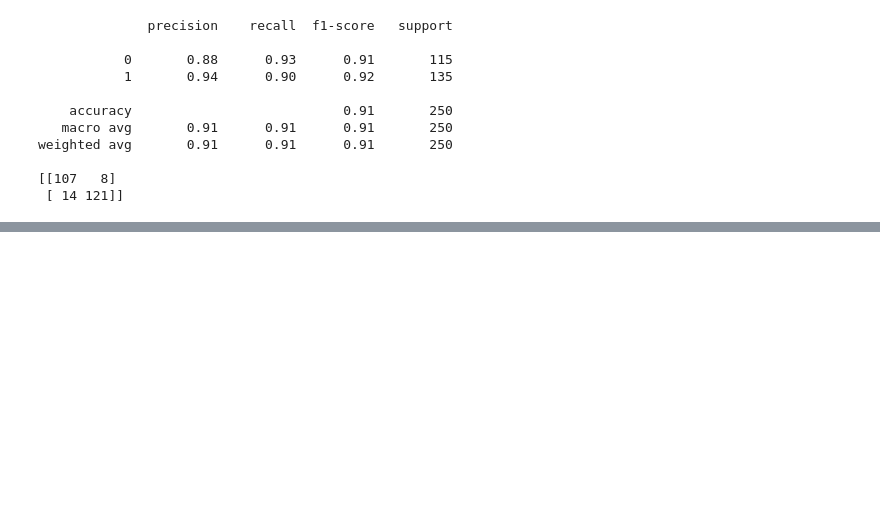
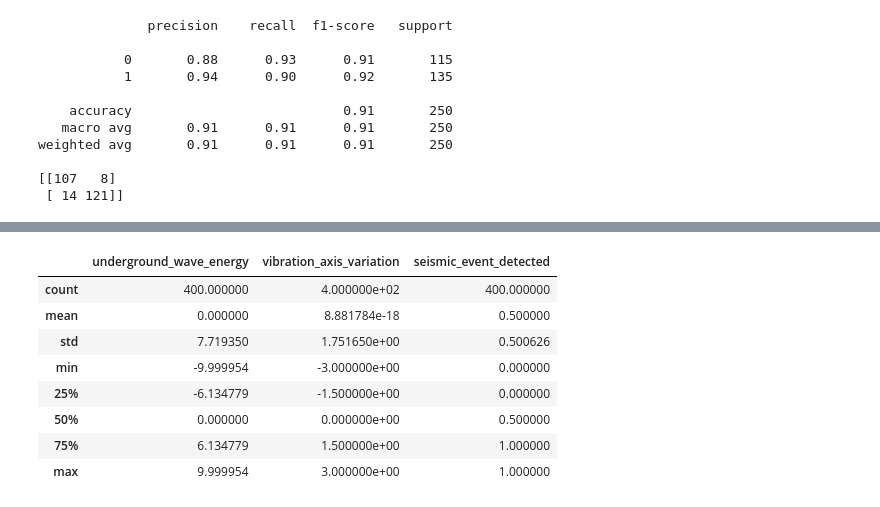
Before and after one commit to emreokanbaskaya1/machine-learning-practice, a Jupyter notebook: 9-SVMClassifier.ipynb, the cells around one changed output, grey strips where cells are left out. Saved outputs shown, nothing was run; the diff lists cells and outputs as text; code cells hidden in the pictures; blank space fills up the shorter version.

```diff
--- a/9-SVMClassifier.ipynb
+++ b/9-SVMClassifier.ipynb
@@ -264,0 +321,12 @@ weighted avg       0.83      0.83      0.83       250
+# %%
+df.describe()
+# %% [output]
+|  | underground_wave_energy | vibration_axis_variation | seismic_event_detected |
+| count | 400.000000 | 4.000000e+02 | 400.000000 |
+| mean | 0.000000 | 8.881784e-18 | 0.500000 |
+| std | 7.719350 | 1.751650e+00 | 0.500626 |
+| min | -9.999954 | -3.000000e+00 | 0.000000 |
+| 25% | -6.134779 | -1.500000e+00 | 0.000000 |
+| 50% | 0.000000 | 0.000000e+00 | 0.500000 |
+| 75% | 6.134779 | 1.500000e+00 | 1.000000 |
+| max | 9.999954 | 3.000000e+00 | 1.000000 |
```
Also changed, not shown: parts of 30 cells of this notebook.
